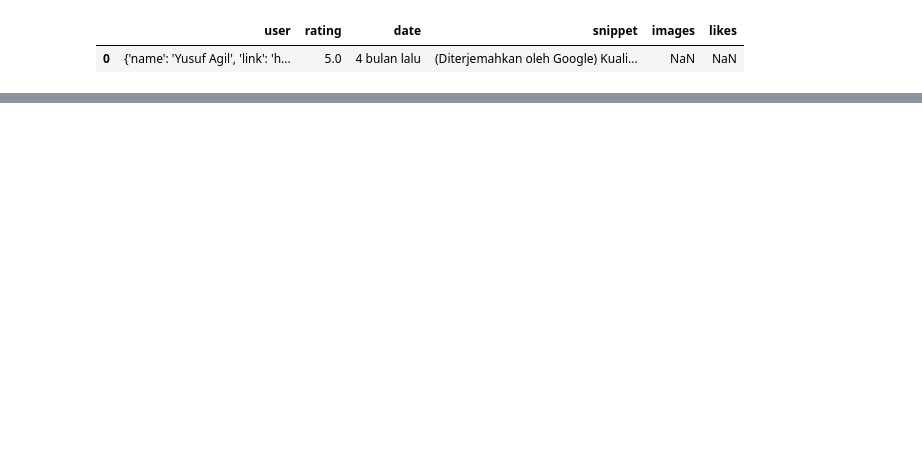
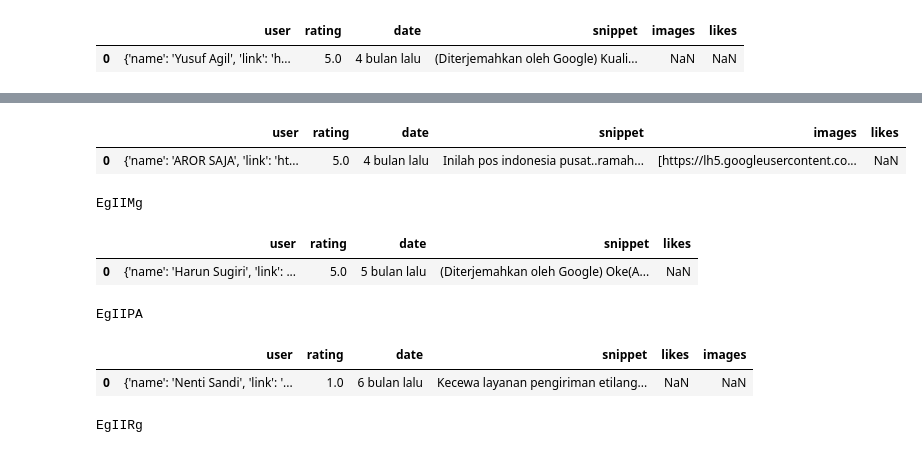
Before and after one commit to dwissaaj/Google_Maps_Mining, a Jupyter notebook: mining.ipynb, the cells around one changed output, grey strips where cells are left out. Drawn from its saved outputs; the diff is of its cells as text; code cells hidden in the pictures; blank space fills up the shorter version.

```diff
--- a/mining.ipynb
+++ b/mining.ipynb
@@ -113,0 +91,66 @@ new_data.to_excel("testing pos review 1.xlsx")
+# %%
+params = {
+  "engine": "google_maps_reviews",
+  "data_id": "0x2e69f5cf57f221d7:0x312d7e4c1ca898e0",
+    "sort_by":"newestFirst",
+    "hl":"id",
+    "next_page_token":"EgIIKA",
+  "api_key": "1c33c59f4cb1d26dd31598098acc27c528873a12c11c0f583d6cdcfec5fa6d1d"
+}
+
+search4 = GoogleSearch(params)
+results4 = search4.get_dict()
+reviews4 = results4['reviews']
+data4 = pd.DataFrame(reviews4)
+data4.head(1)
+# %% [output]
+|  | user | rating | date | snippet | images | likes |
+| 0 | {'name': 'AROR SAJA', 'link': 'ht... | 5.0 | 4 bulan lalu | Inilah pos indonesia pusat..ramah... | [https://lh5.googleusercontent.co... | NaN |
+# %%
+print(results4["serpapi_pagination"]["next_page_token"])
+# %% [output]
+EgIIMg
+# %%
+params = {
+  "engine": "google_maps_reviews",
+  "data_id": "0x2e69f5cf57f221d7:0x312d7e4c1ca898e0",
+    "sort_by":"newestFirst",
+    "hl":"id",
+    "next_page_token":"EgIIMg",
+  "api_key": "1c33c59f4cb1d26dd31598098acc27c528873a12c11c0f583d6cdcfec5fa6d1d"
+}
+
+search5 = GoogleSearch(params)
+results5 = search5.get_dict()
+reviews5 = results5['reviews']
+data5 = pd.DataFrame(reviews5)
+data5.head(1)
+# %% [output]
+|  | user | rating | date | snippet | likes |
+| 0 | {'name': 'Harun Sugiri', 'link': ... | 5.0 | 5 bulan lalu | (Diterjemahkan oleh Google) Oke(A... | NaN |
+# %%
+print(results5["serpapi_pagination"]["next_page_token"])
+# %% [output]
+EgIIPA
+# %%
+params = {
+  "engine": "google_maps_reviews",
+  "data_id": "0x2e69f5cf57f221d7:0x312d7e4c1ca898e0",
+    "sort_by":"newestFirst",
+    "hl":"id",
+    "next_page_token":"EgIIPA",
+  "api_key": "1c33c59f4cb1d26dd31598098acc27c528873a12c11c0f583d6cdcfec5fa6d1d"
+}
+
+search6 = GoogleSearch(params)
+results6 = search6.get_dict()
+reviews6 = results6['reviews']
+data6 = pd.DataFrame(reviews6)
+data6.head(1)
+# %% [output]
+|  | user | rating | date | snippet | likes | images |
+| 0 | {'name': 'Nenti Sandi', 'link': '... | 1.0 | 6 bulan lalu | Kecewa layanan pengiriman etilang... | NaN | NaN |
+# %%
+print(results6["serpapi_pagination"]["next_page_token"])
+# %% [output]
+EgIIRg
```
Also changed, not shown: parts of 26 cells of this notebook, 3 other files.
